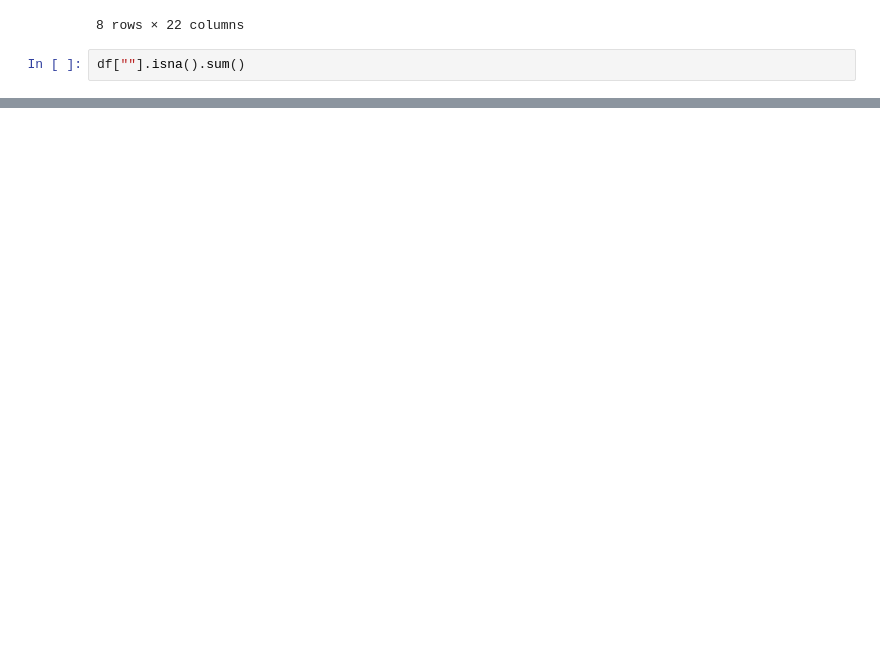
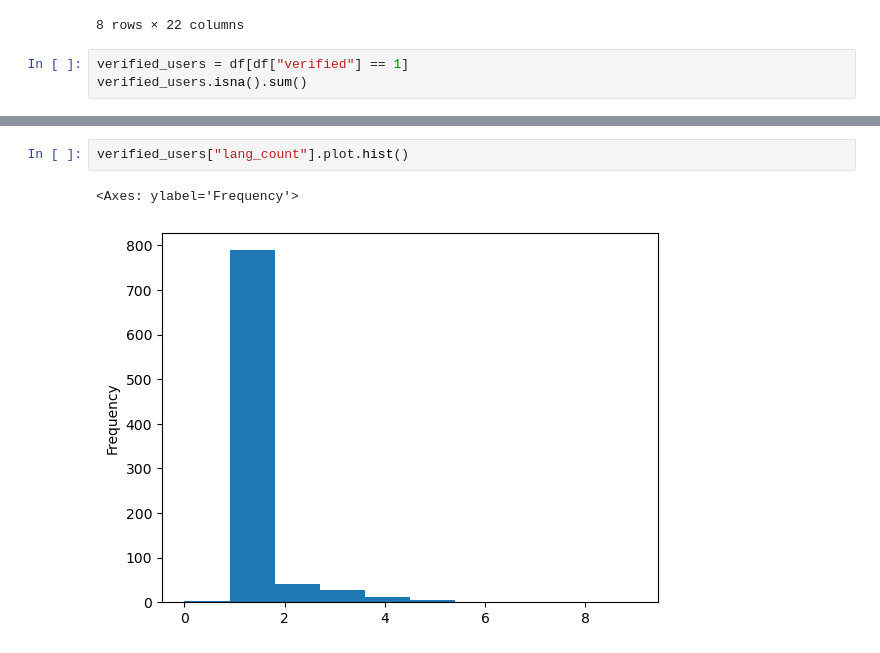
Before and after one commit to kai2233/cohort-a-socio, a Jupyter notebook: notebooks/kaifeng.ipynb, the cells around one changed output, grey strips where cells are left out. Cells and saved outputs as stored; diff of their text form; blank space fills up the shorter version.

Commit message:
feat: add plots

```diff
--- a/notebooks/kaifeng.ipynb
+++ b/notebooks/kaifeng.ipynb
@@ -29,5 +29,6 @@ df.describe()
 | max | 28.000000 | 1.000000 | 30.000000 | 164425.000000 | 9288.000000 | 241.000000 | 43.000000 | ... |
 8 rows × 22 columns
 # %%
-df[""].isna().sum()
+verified_users = df[df["verified"] == 1]
+verified_users.isna().sum()
 # %% [output]
@@ -50 +51,6 @@ isSystemProfile           3990
 dtype: int64
+# %%
+verified_users["lang_count"].plot.hist()
+# %% [output]
+<Axes: ylabel='Frequency'>
+[figure, added]
```
Also changed, not shown: parts of 6 cells of this notebook.
